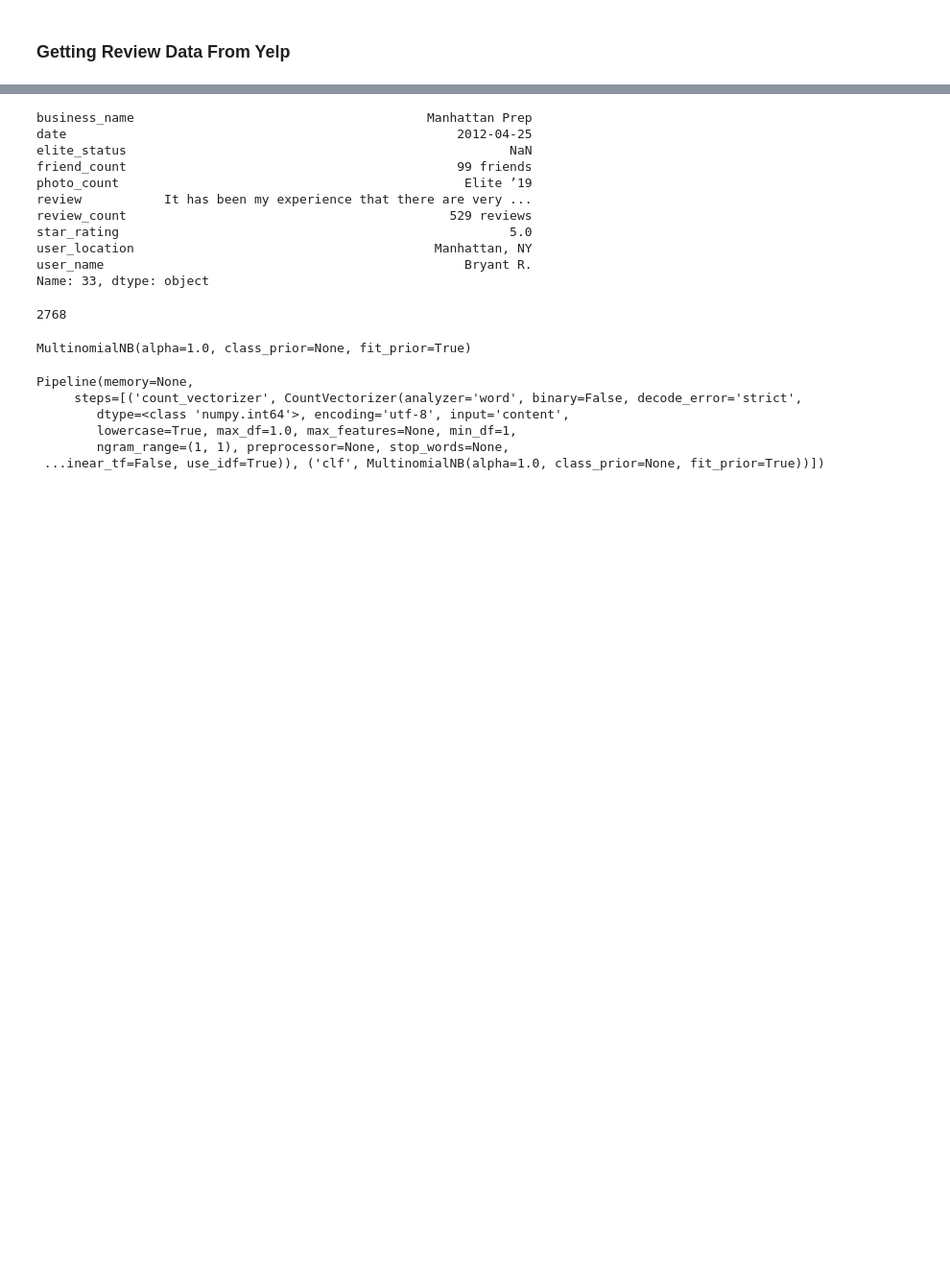
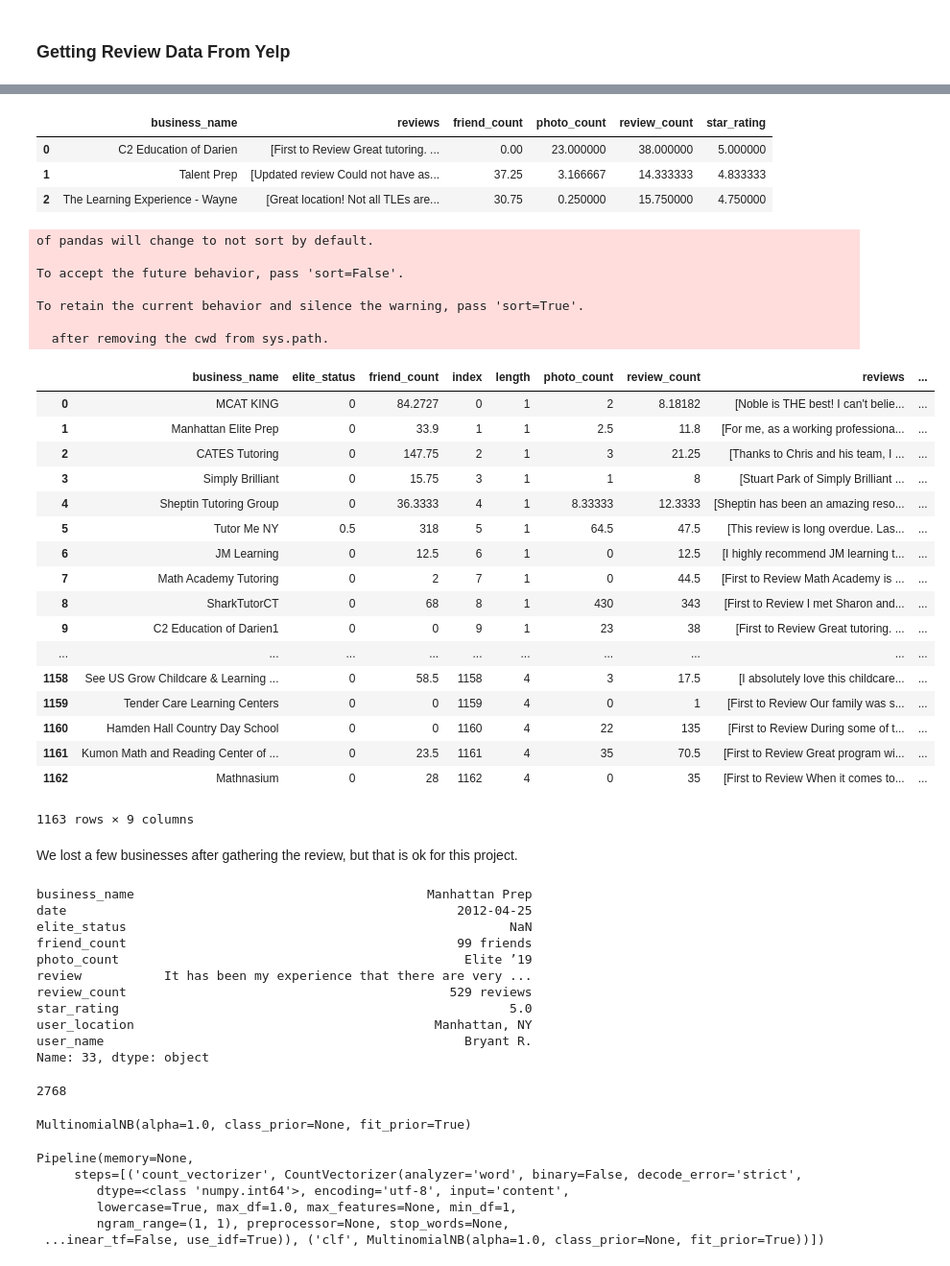
Before and after one commit to rvent/Tutoring_Company_Project, a Jupyter notebook: DataGatherNB.ipynb, the cells around one changed output, grey strips where cells are left out. Shown: that part at 96% size. Saved outputs shown, nothing was run; the diff lists cells and outputs as text; code cells hidden in the pictures; blank space fills up the shorter version.

```diff
--- a/DataGatherNB.ipynb
+++ b/DataGatherNB.ipynb
@@ -579,0 +429,8 @@ cursor.close()
+# %%
+consol = pd.concat([consolidated_revc2df, consolidated_means_c3], axis=1).reset_index()
+consol
+# %% [output]
+|  | business_name | reviews | friend_count | photo_count | review_count | star_rating |
+| 0 | C2 Education of Darien | [First to Review Great tutoring. ... | 0.00 | 23.000000 | 38.000000 | 5.000000 |
+| 1 | Talent Prep | [Updated review Could not have as... | 37.25 | 3.166667 | 14.333333 | 4.833333 |
+| 2 | The Learning Experience - Wayne | [Great location! Not all TLEs are... | 30.75 | 0.250000 | 15.750000 | 4.750000 |
@@ -579,0 +457,2 @@ cursor.close()
+# %%
+consolidated_reviews = pd.DataFrame(new_rev.groupby("business_name", sort=False).apply(lambda x: x.review.tolist()), columns=["reviews"])
@@ -579,0 +461,39 @@ cursor.close()
+# %%
+consolidated_means = pd.DataFrame(new_rev_no_revs.groupby("business_name", sort=False).apply(lambda x: x.astype(float).mean()))
+# %%
+consolidated = pd.concat([consolidated_means, consolidated_reviews], axis=1).reset_index().reset_index()
+# %%
+consolidated["length"] = consolidated["index"].astype(str).str.len()
+# %%
+latest = pd.DataFrame()
+for _, row in consolidated.iterrows():
+    row.business_name = row.business_name[:-row.length]
+    latest = pd.concat([latest, row], axis=1)
+
+latest.T
+# %% [output]
+of pandas will change to not sort by default.
+
+To accept the future behavior, pass 'sort=False'.
+
+To retain the current behavior and silence the warning, pass 'sort=True'.
+
+  after removing the cwd from sys.path.
+|  | business_name | elite_status | friend_count | index | length | photo_count | review_count | reviews | ... |
+| 0 | MCAT KING | 0 | 84.2727 | 0 | 1 | 2 | 8.18182 | [Noble is THE best! I can't belie... | ... |
+| 1 | Manhattan Elite Prep | 0 | 33.9 | 1 | 1 | 2.5 | 11.8 | [For me, as a working professiona... | ... |
+| 2 | CATES Tutoring | 0 | 147.75 | 2 | 1 | 3 | 21.25 | [Thanks to Chris and his team, I ... | ... |
+| 3 | Simply Brilliant | 0 | 15.75 | 3 | 1 | 1 | 8 | [Stuart Park of Simply Brilliant ... | ... |
+| 4 | Sheptin Tutoring Group | 0 | 36.3333 | 4 | 1 | 8.33333 | 12.3333 | [Sheptin has been an amazing reso... | ... |
+| 5 | Tutor Me NY | 0.5 | 318 | 5 | 1 | 64.5 | 47.5 | [This review is long overdue. Las... | ... |
+| 6 | JM Learning | 0 | 12.5 | 6 | 1 | 0 | 12.5 | [I highly recommend JM learning t... | ... |
+| 7 | Math Academy Tutoring | 0 | 2 | 7 | 1 | 0 | 44.5 | [First to Review Math Academy is ... | ... |
+| 8 | SharkTutorCT | 0 | 68 | 8 | 1 | 430 | 343 | [First to Review I met Sharon and... | ... |
+| 9 | C2 Education of Darien1 | 0 | 0 | 9 | 1 | 23 | 38 | [First to Review Great tutoring. ... | ... |
+| ... | ... | ... | ... | ... | ... | ... | ... | ... | ... |
+| 1158 | See US Grow Childcare & Learning ... | 0 | 58.5 | 1158 | 4 | 3 | 17.5 | [I absolutely love this childcare... | ... |
+| 1159 | Tender Care Learning Centers | 0 | 0 | 1159 | 4 | 0 | 1 | [First to Review Our family was s... | ... |
+| 1160 | Hamden Hall Country Day School | 0 | 0 | 1160 | 4 | 22 | 135 | [First to Review During some of t... | ... |
+| 1161 | Kumon Math and Reading Center of ... | 0 | 23.5 | 1161 | 4 | 35 | 70.5 | [First to Review Great program wi... | ... |
+| 1162 | Mathnasium | 0 | 28 | 1162 | 4 | 0 | 35 | [First to Review When it comes to... | ... |
+1163 rows × 9 columns
@@ -580,3 +504,5 @@ cursor.close()
+# %% [markdown]
+We lost a few businesses after gathering the review, but that is ok for this project.
 # %%
 from sklearn.manifold import TSNE
 from nltk.tokenize import word_tokenize
```
Also changed, not shown: parts of 121 cells of this notebook.
